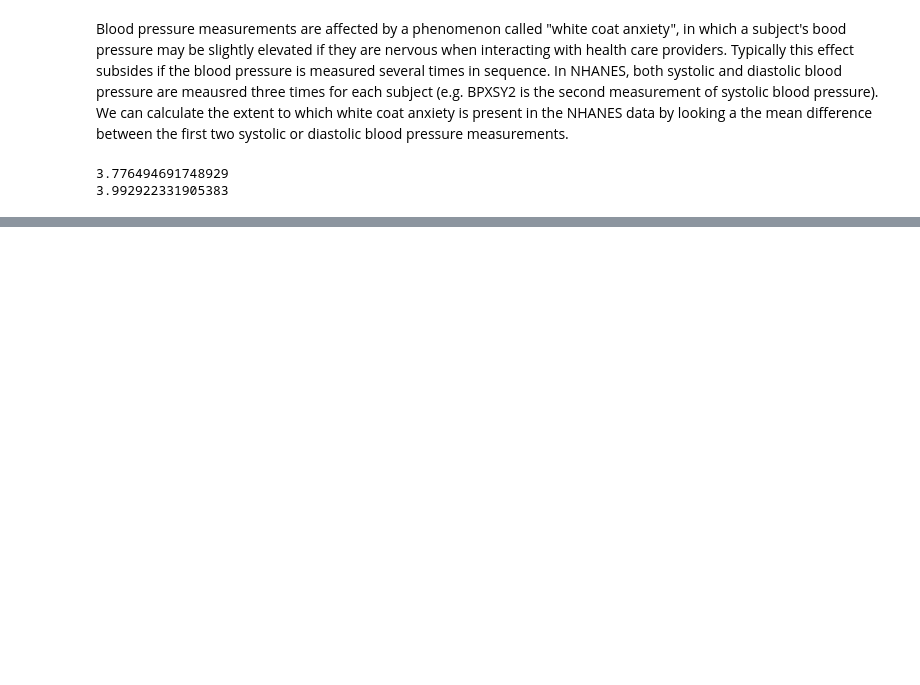
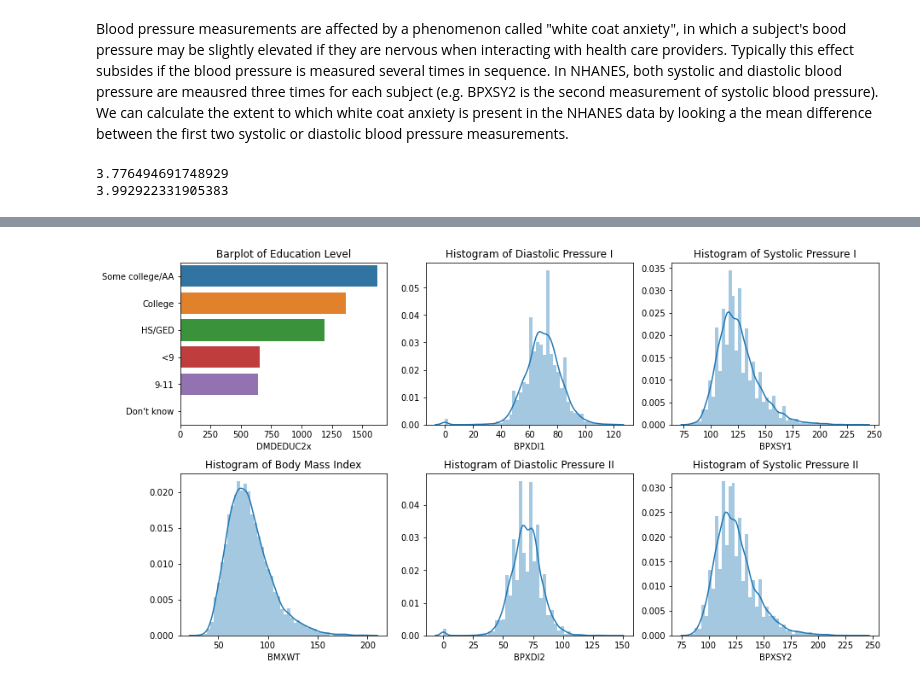
Before and after one commit to SauloVSFh/learningpython, a Jupyter notebook: Statistics/statistics1/Week 2/Univariate exploratory analysis.ipynb, the cells around one changed output, grey strips where cells are left out. Drawn from its saved outputs; the diff is of its cells as text; code cells hidden in the pictures; blank space fills up the shorter version.

```diff
--- a/Statistics/statistics1/Week 2/Univariate exploratory analysis.ipynb
+++ b/Statistics/statistics1/Week 2/Univariate exploratory analysis.ipynb
@@ -273,0 +288,13 @@ print(np.mean(df2))
+# %%
+f, ((ax1, ax2, ax3), (ax4, ax5, ax6)) = plt.subplots(2,3, figsize = (13,7))
+df = da.DMDEDUC2x.value_counts()
+sns.barplot(y = df.index, x = df, ax=ax1).set_title("Barplot of Education Level")
+sns.distplot(da.BPXDI1, ax=ax2).set_title("Histogram of Diastolic Pressure I")
+sns.distplot(da.BPXDI2, ax=ax5).set_title("Histogram of Diastolic Pressure II")
+sns.distplot(da.BPXSY1, ax=ax3).set_title("Histogram of Systolic Pressure I")
+sns.distplot(da.BPXSY2, ax=ax6).set_title("Histogram of Systolic Pressure II")
+sns.distplot(da.BMXWT, ax=ax4).set_title("Histogram of Body Mass Index")
+f.tight_layout(pad=1.0)
+plt.show()
+# %% [output]
+[figure, added]
```
Also changed, not shown: parts of 43 cells of this notebook, 2 other files.
